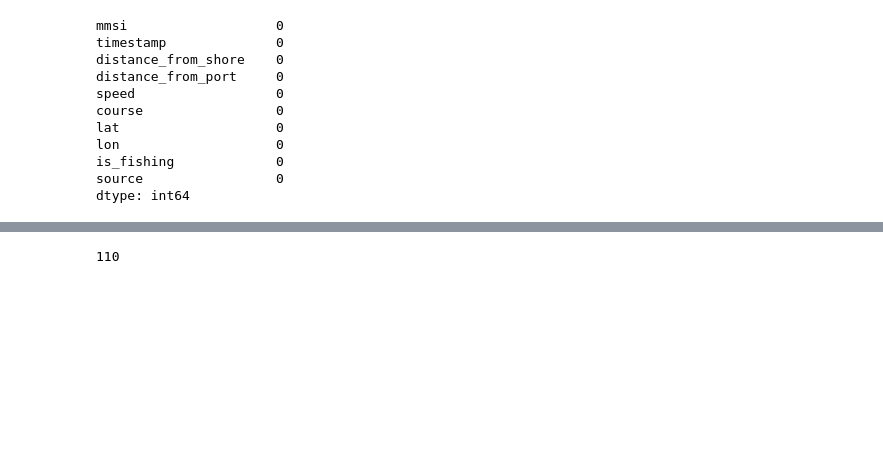
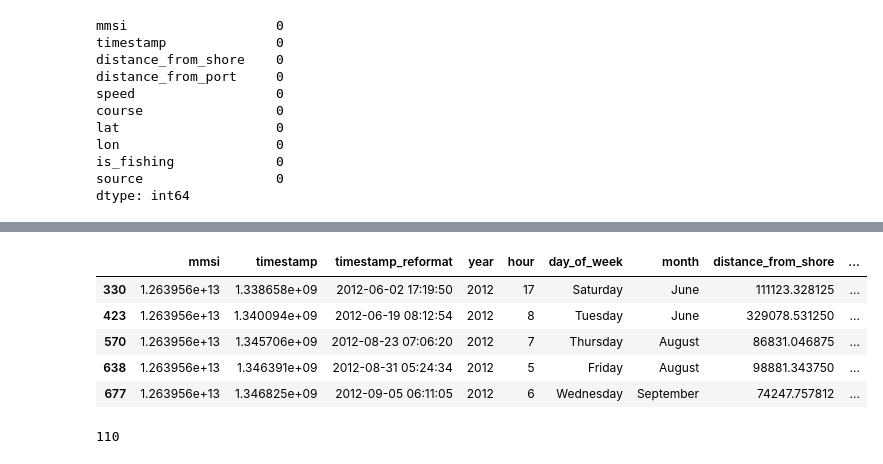
Before and after one commit to seankim658/Fishing-Detection, a Jupyter notebook: main-notebook.ipynb, the cells around one changed output, grey strips where cells are left out. Cells and saved outputs as stored; diff of their text form; code cells hidden in the pictures; blank space fills up the shorter version.

```diff
--- a/main-notebook.ipynb
+++ b/main-notebook.ipynb
@@ -163,3 +168,19 @@ driftingLongLinesDF.head()
+# %%
+# add separate month, day of the week, year, and hour columns derived from timstamps
+driftingLongLinesDF.insert(3, 'year', driftingLongLinesDF['timestamp_reformat'].dt.year)
+# round to closest hour
+driftingLongLinesDF.insert(4, 'hour', driftingLongLinesDF['timestamp_reformat'].dt.round('H').dt.hour)
+driftingLongLinesDF.insert(5, 'day_of_week', driftingLongLinesDF['timestamp_reformat'].dt.day_name())
+driftingLongLinesDF.insert(6, 'month', driftingLongLinesDF['timestamp_reformat'].dt.month_name())
+
+driftingLongLinesDF.head()
+# %% [output]
+|  | mmsi | timestamp | timestamp_reformat | year | hour | day_of_week | month | distance_from_shore | ... |
+| 330 | 1.263956e+13 | 1.338658e+09 | 2012-06-02 17:19:50 | 2012 | 17 | Saturday | June | 111123.328125 | ... |
+| 423 | 1.263956e+13 | 1.340094e+09 | 2012-06-19 08:12:54 | 2012 | 8 | Tuesday | June | 329078.531250 | ... |
+| 570 | 1.263956e+13 | 1.345706e+09 | 2012-08-23 07:06:20 | 2012 | 7 | Thursday | August | 86831.046875 | ... |
+| 638 | 1.263956e+13 | 1.346391e+09 | 2012-08-31 05:24:34 | 2012 | 5 | Friday | August | 98881.343750 | ... |
+| 677 | 1.263956e+13 | 1.346825e+09 | 2012-09-05 06:11:05 | 2012 | 6 | Wednesday | September | 74247.757812 | ... |
 # %%
 # count the unique mmsi's
 len(pd.unique(driftingLongLinesDF['mmsi']))
```
Also changed, not shown: parts of 14 cells of this notebook, 10 other files.
